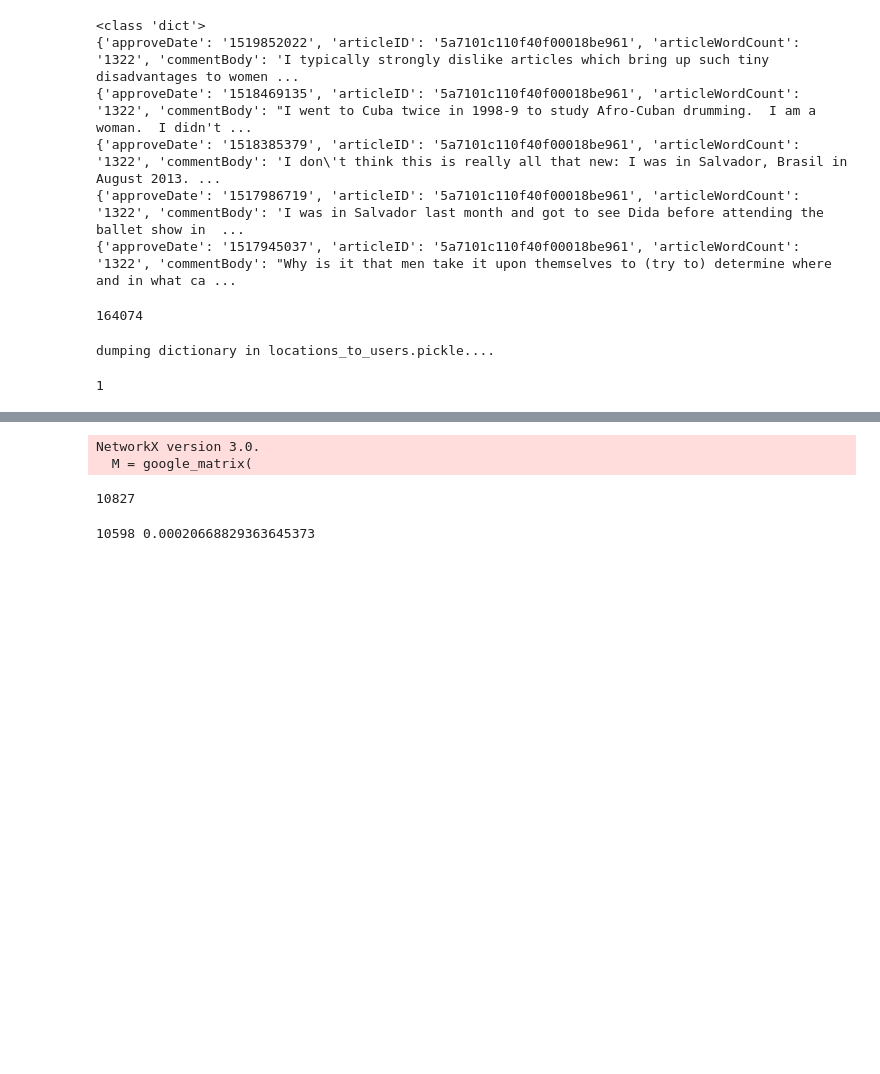
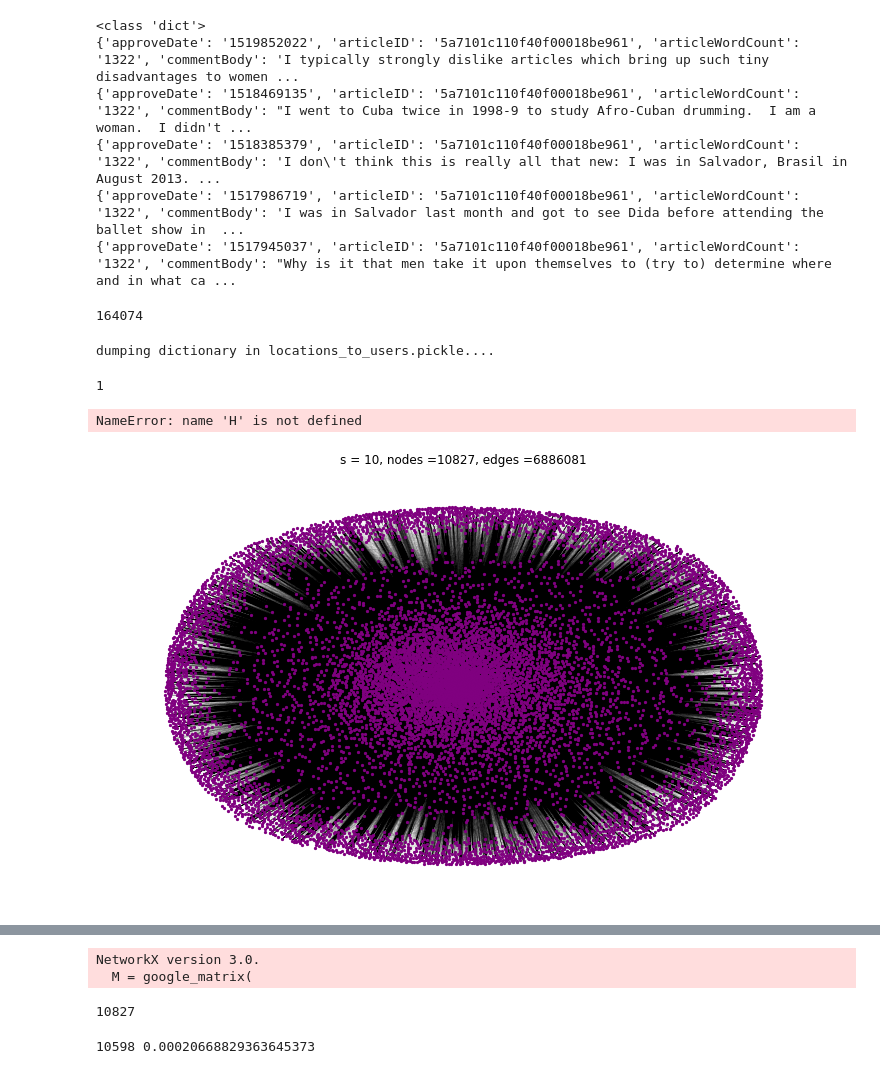
Before and after one commit to ahsun-tariq/591-newyork-times, a Jupyter notebook: project.ipynb, the cells around one changed output, grey strips where cells are left out. Cells and saved outputs as stored; diff of their text form; code cells hidden in the pictures; blank space fills up the shorter version.

Commit message:
add sline graphs in images folder

```diff
--- a/project.ipynb
+++ b/project.ipynb
@@ -612,4 +616,12 @@ for i, thing in enumerate(edges_locations):
 # %%
 saveDictionary(id_to_node_locations,"id_to_node_locations.pickle")
 # %%
-linegraph = H.get_linegraph(1, edges=True, use_nwhy=True)
+linegraph_s1 = H.get_linegraph(1, edges=True, use_nwhy=True)
+plotGraph(linegraph_s1,1)
+# %% [output]
+NameError: name 'H' is not defined
+# %%
+linegraph_s10 = H.get_linegraph(10, edges=True, use_nwhy=True)
+plotGraph(linegraph_s10,10)
+# %% [output]
+[figure, added]
```
Also changed, not shown: parts of 39 cells of this notebook, 13 other files.
